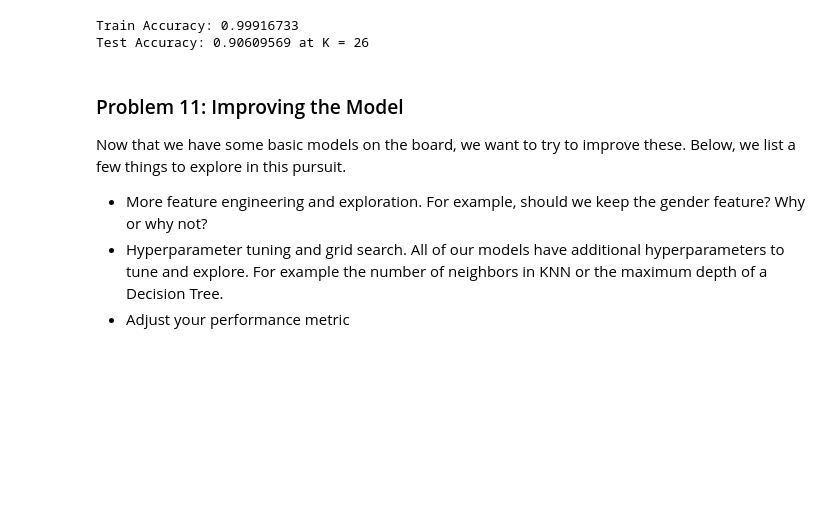
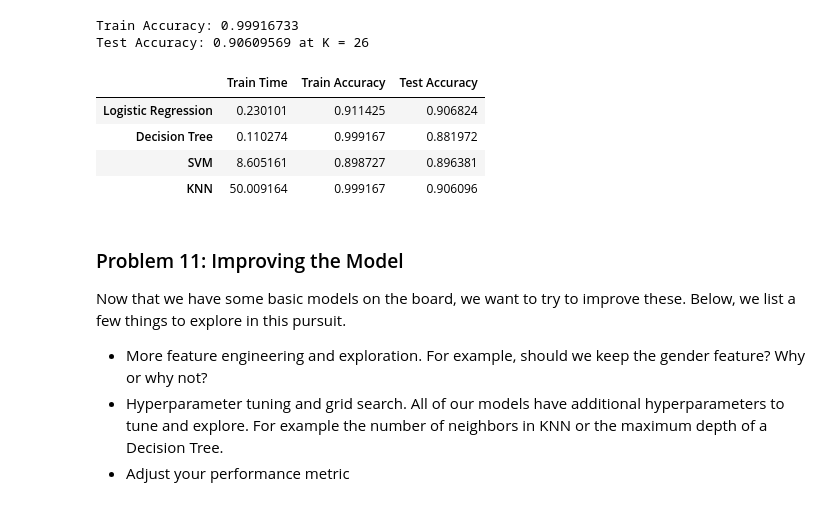
Before and after one commit to kudiges01/ComparingClassifiers, a Jupyter notebook: prompt_III.ipynb, the cells around one changed output. Cells and saved outputs as stored; diff of their text form; code cells hidden in the pictures; blank space fills up the shorter version.

```diff
--- a/prompt_III.ipynb
+++ b/prompt_III.ipynb
@@ -191,8 +198,10 @@ What is the accuracy of your model?
 # %%
 logistics_model_train_accuracy = metrics.accuracy_score(y_train, train_prediction)
 print("Train Accuracy: {0:.8f}".format(logistics_model_train_accuracy))
+train_accuracy.append(logistics_model_train_accuracy)
 logistics_model_test_accuracy = metrics.accuracy_score(y_test, test_prediction)
 print("Test Accuracy: {0:.8f}".format(logistics_model_test_accuracy))
+test_accuracy.append(logistics_model_test_accuracy)
 print()
 # %% [output]
 Train Accuracy: 0.91142490
@@ -211,14 +220,17 @@ start_time = time.time()
 decision_tree.fit(X_train, y_train.ravel())
 elapsed_time = time.time() - start_time
 print(f'{elapsed_time:.2f}s elapsed during training')
+train_time.append(elapsed_time)
 
 train_prediction = decision_tree.predict(X_train)
-train_accuracy = metrics.accuracy_score(y_train, train_prediction)
-print("Train Accuracy: {0:.8f}".format(train_accuracy))
+decision_train_accuracy = metrics.accuracy_score(y_train, train_prediction)
+print("Train Accuracy: {0:.8f}".format(decision_train_accuracy))
+train_accuracy.append(decision_train_accuracy)
 
 test_prediction = decision_tree.predict(X_test)
-test_accuracy = metrics.accuracy_score(y_test, test_prediction)
-print("Test Accuracy: {0:.8f}".format(test_accuracy))
+decision_test_accuracy = metrics.accuracy_score(y_test, test_prediction)
+print("Test Accuracy: {0:.8f}".format(decision_test_accuracy))
+test_accuracy.append(decision_test_accuracy)
 print()
 # %% [output]
 0.11s elapsed during training
@@ -230,13 +242,16 @@ start_time = time.time()
 supportvector_classifier.fit(X_train, y_train.ravel())
 elapsed_time = time.time() - start_time
 print(f'{elapsed_time:.2f}s elapsed during training')
+train_time.append(elapsed_time)
 
 svm_train_prediction = supportvector_classifier.predict(X_train)
 svm_train_accuracy = metrics.accuracy_score(y_train, svm_train_prediction)
 print("Train Accuracy: {0:.8f}".format(svm_train_accuracy))
+train_accuracy.append(svm_train_accuracy)
 
 svm_test_prediction = supportvector_classifier.predict(X_test)
 svm_test_accuracy = metrics.accuracy_score(y_test, svm_test_prediction)
 print("Test Accuracy: {0:.8f}".format(svm_test_accuracy))
+test_accuracy.append(svm_test_accuracy)
 print()
 # %% [output]
@@ -246,17 +261,34 @@ Test Accuracy: 0.89638145
 # %%
 acc = []
 acc1 = []
+start_time = time.time()
 for i in range(1,40):
     neigh = KNeighborsClassifier(weights='distance', n_neighbors=i).fit(X_train,y_train)
     train_yhat = neigh.predict(X_train)
     acc1.append(metrics.accuracy_score(y_train, train_yhat))
     yhat = neigh.predict(X_test)
     acc.append(metrics.accuracy_score(y_test, yhat))
+elapsed_time = time.time() - start_time
+train_time.append(elapsed_time)
 print("Train Accuracy: {0:.8f}".format(max(acc1)))
 print("Test Accuracy: {0:.8f}".format(max(acc)),"at K =",acc.index(max(acc)))
+train_accuracy.append(max(acc1))
+test_accuracy.append(max(acc))
 # %% [output]
 Train Accuracy: 0.99916733
 Test Accuracy: 0.90609569 at K = 26
+# %%
+#Construct dataframe of results
+ModelComparison['Train Time'] = train_time
+ModelComparison['Train Accuracy'] = train_accuracy
+ModelComparison['Test Accuracy'] = test_accuracy
+ModelComparison
+# %% [output]
+|  | Train Time | Train Accuracy | Test Accuracy |
+| Logistic Regression | 0.230101 | 0.911425 | 0.906824 |
+| Decision Tree | 0.110274 | 0.999167 | 0.881972 |
+| SVM | 8.605161 | 0.898727 | 0.896381 |
+| KNN | 50.009164 | 0.999167 | 0.906096 |
 # %% [markdown]
 ### Problem 11: Improving the Model
 
```
Also changed, not shown: parts of 6 cells of this notebook.
